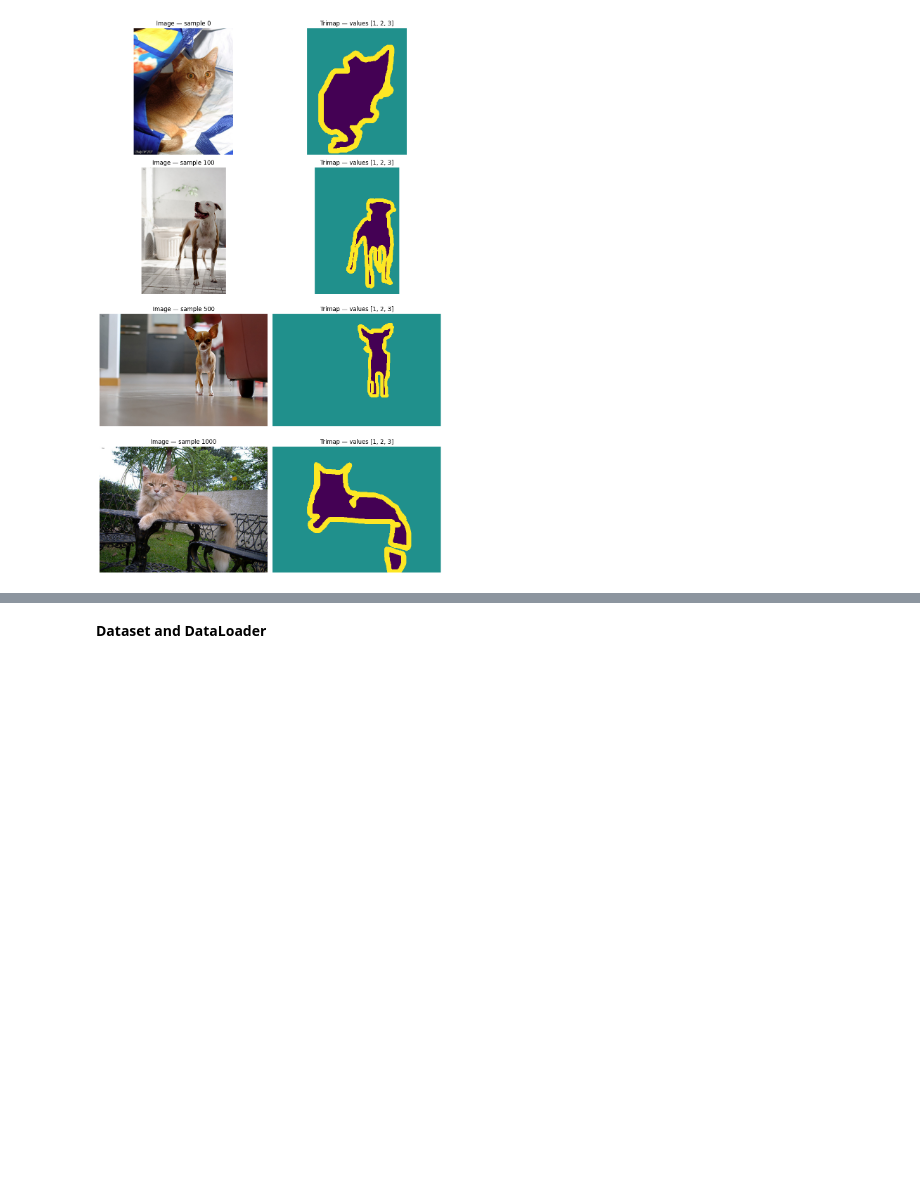
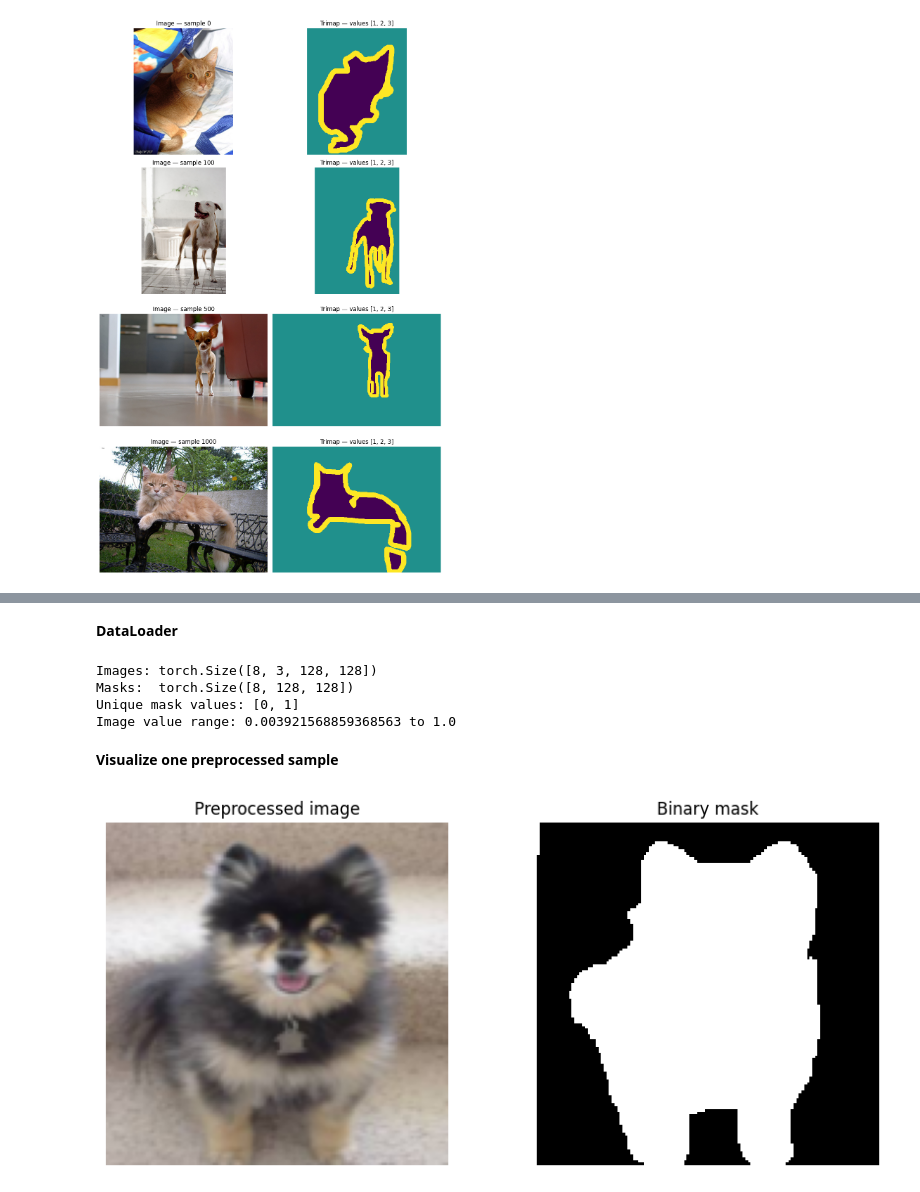
Before and after one commit to Punicbyte/anothergittest, a Jupyter notebook: cnn-project.ipynb, the cells around one changed output, grey strips where cells are left out. Saved outputs shown, nothing was run; the diff lists cells and outputs as text; code cells hidden in the pictures; blank space fills up the shorter version.

```diff
--- a/cnn-project.ipynb
+++ b/cnn-project.ipynb
@@ -122,2 +201,2 @@ Sample 100
 # %% [markdown]
-**Dataset and DataLoader**
+**DataLoader**
@@ -216,35 +203,53 @@ print(f"Dataset size: {len(train_dataset)}")
 # %%
-# Inspect one batch.
+# Cell 4: DataLoader
+
+generator = torch.Generator().manual_seed(42)
+
+train_loader = DataLoader(
+    binary_dataset,
+    batch_size=8,
+    shuffle=True,
+    num_workers=2,
+    pin_memory=torch.cuda.is_available(),
+    generator=generator,
+)
 
 images, masks = next(iter(train_loader))
 
-print("Images shape:", images.shape)
-print("Masks shape: ", masks.shape)
-print("Image dtype: ", images.dtype)
-print("Mask dtype:  ", masks.dtype)
-print("Image range: ", images.min().item(), "to", images.max().item())
+print("Images:", images.shape)
+print("Masks: ", masks.shape)
 print("Unique mask values:", torch.unique(masks).tolist())
+print("Image value range:", images.min().item(), "to", images.max().item())
+# %% [output]
+Images: torch.Size([8, 3, 128, 128])
+Masks:  torch.Size([8, 128, 128])
+Unique mask values: [0, 1]
+Image value range: 0.003921568859368563 to 1.0
+# %% [markdown]
+**Visualize one preprocessed sample**
 # %%
-# Visualize one preprocessed image and mask.
+# Cell 5: Visualize one preprocessed sample
 
-image_to_show = images[0].permute(1, 2, 0).cpu().numpy()
-mask_to_show = masks[0].cpu().numpy()
+image = images[0].permute(1, 2, 0).cpu().numpy()
+mask = masks[0].cpu().numpy()
 
 fig, axes = plt.subplots(1, 2, figsize=(9, 4))
 
-axes[0].imshow(image_to_show)
+axes[0].imshow(image)
 axes[0].set_title("Preprocessed image")
 axes[0].axis("off")
 
 axes[1].imshow(
-    mask_to_show,
+    mask,
     cmap="gray",
     vmin=0,
     vmax=1,
     interpolation="nearest",
 )
-axes[1].set_title("Binary mask\n0 = background, 1 = pet or border")
+axes[1].set_title("Binary mask")
 axes[1].axis("off")
 
 plt.tight_layout()
 plt.show()
+# %% [output]
+[figure, added]
```
Also changed, not shown: parts of 5 cells of this notebook.
